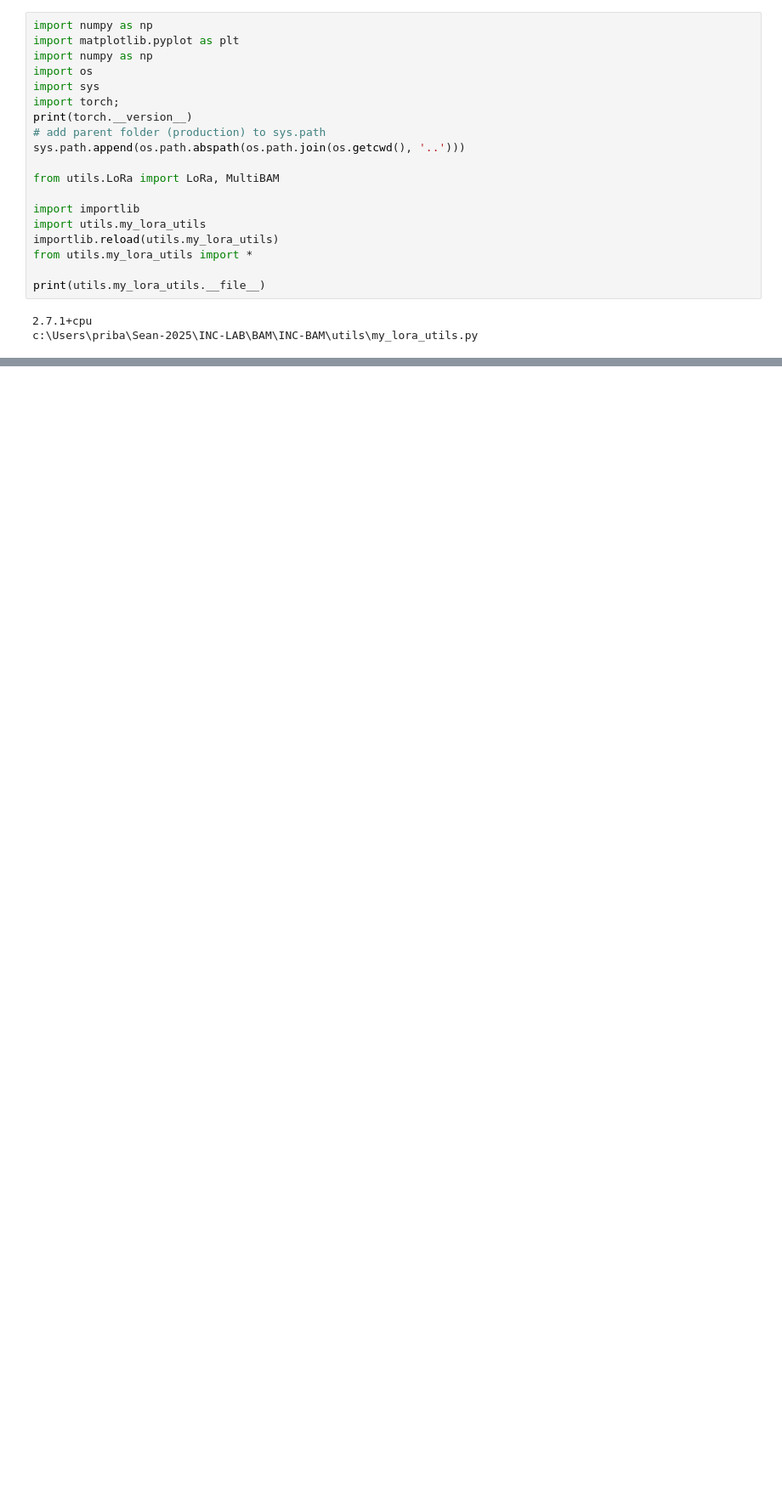
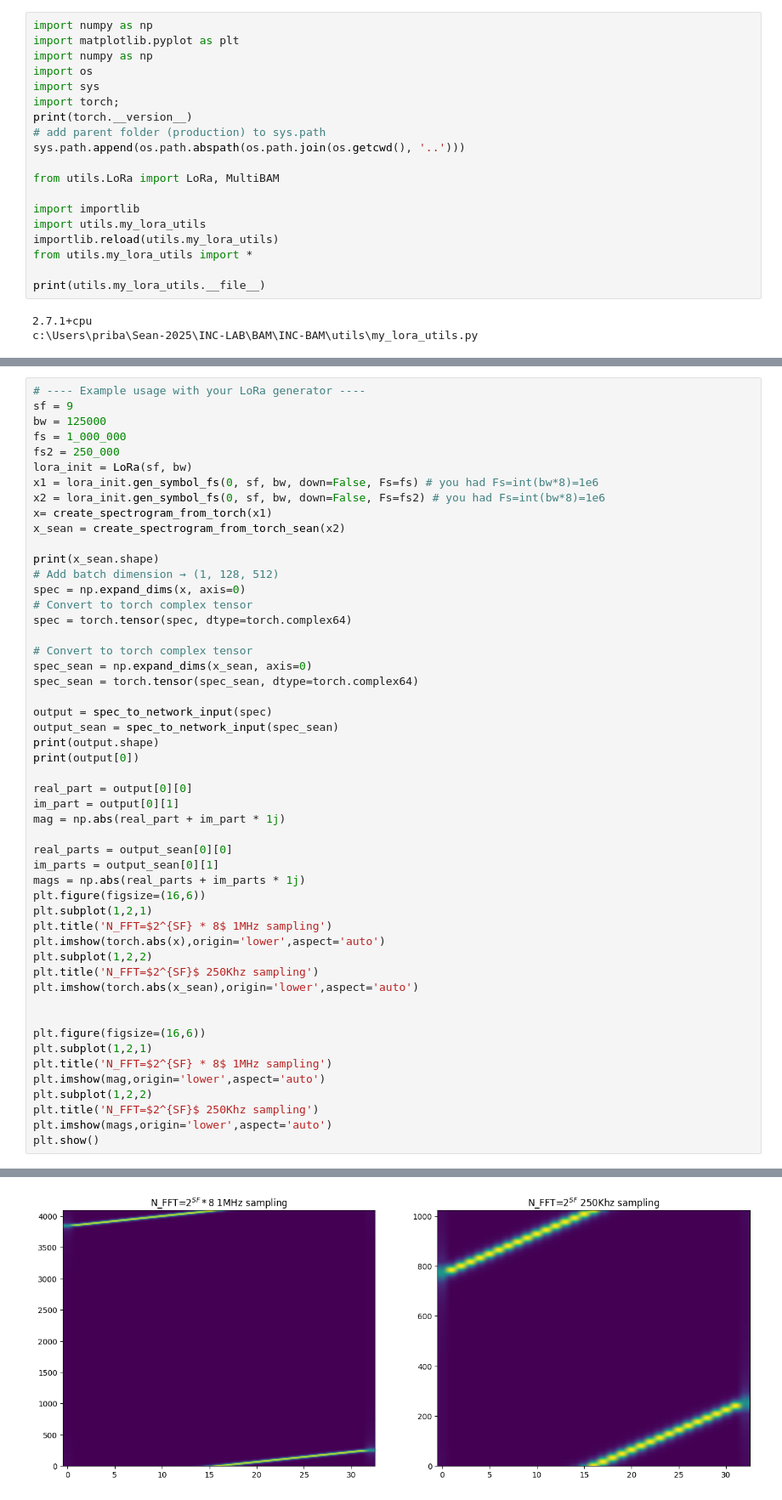
Before and after one commit to seanmantanhacker/INC-BAM, a Jupyter notebook: Model-experiment-3/example.ipynb, the cells around one changed output, grey strips where cells are left out. Shown: that part at 85% size. Drawn from its saved outputs; the diff is of its cells as text; blank space fills up the shorter version.

```diff
--- a/Model-experiment-3/example.ipynb
+++ b/Model-experiment-3/example.ipynb
@@ -73,0 +74,52 @@ torch.Size([512, 9])
+# %%
+# ---- Example usage with your LoRa generator ----
+sf = 9
+bw = 125000
+fs = 1_000_000
+fs2 = 250_000
+lora_init = LoRa(sf, bw)
+x1 = lora_init.gen_symbol_fs(0, sf, bw, down=False, Fs=fs) # you had Fs=int(bw*8)=1e6
+x2 = lora_init.gen_symbol_fs(0, sf, bw, down=False, Fs=fs2) # you had Fs=int(bw*8)=1e6
+x= create_spectrogram_from_torch(x1)
+x_sean = create_spectrogram_from_torch_sean(x2)
+
+print(x_sean.shape)
+# Add batch dimension → (1, 128, 512)
+spec = np.expand_dims(x, axis=0)
+# Convert to torch complex tensor
+spec = torch.tensor(spec, dtype=torch.complex64)
+
+# Convert to torch complex tensor
+spec_sean = np.expand_dims(x_sean, axis=0)
+spec_sean = torch.tensor(spec_sean, dtype=torch.complex64)
+
+output = spec_to_network_input(spec)
+output_sean = spec_to_network_input(spec_sean)
+print(output.shape)
+print(output[0])
+
+real_part = output[0][0]
+im_part = output[0][1]
+mag = np.abs(real_part + im_part * 1j)
+
+real_parts = output_sean[0][0]
+im_parts = output_sean[0][1]
+mags = np.abs(real_parts + im_parts * 1j)
+plt.figure(figsize=(16,6))
+plt.subplot(1,2,1)
+plt.title('N_FFT=$2^{SF} * 8$ 1MHz sampling')
+plt.imshow(torch.abs(x),origin='lower',aspect='auto')
+plt.subplot(1,2,2)
+plt.title('N_FFT=$2^{SF}$ 250Khz sampling')
+plt.imshow(torch.abs(x_sean),origin='lower',aspect='auto')
+
+
+plt.figure(figsize=(16,6))
+plt.subplot(1,2,1)
+plt.title('N_FFT=$2^{SF} * 8$ 1MHz sampling')
+plt.imshow(mag,origin='lower',aspect='auto')
+plt.subplot(1,2,2)
+plt.title('N_FFT=$2^{SF}$ 250Khz sampling')
+plt.imshow(mags,origin='lower',aspect='auto')
+plt.show()
+# %% [output]
@@ -73,0 +143 @@ torch.Size([512, 9])
+[figure, added]
```
Also changed, not shown: parts of 3 cells of this notebook, 8 other files.
